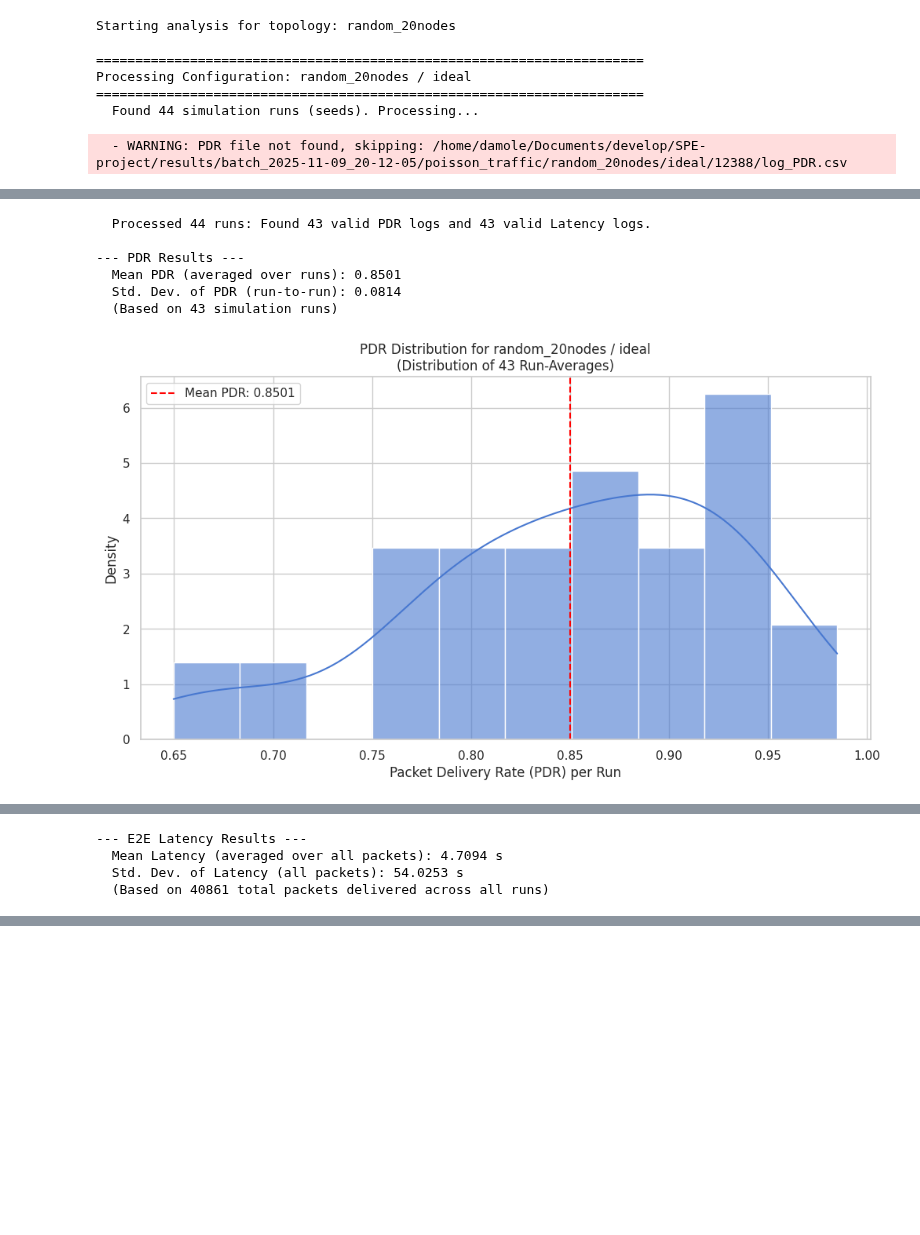
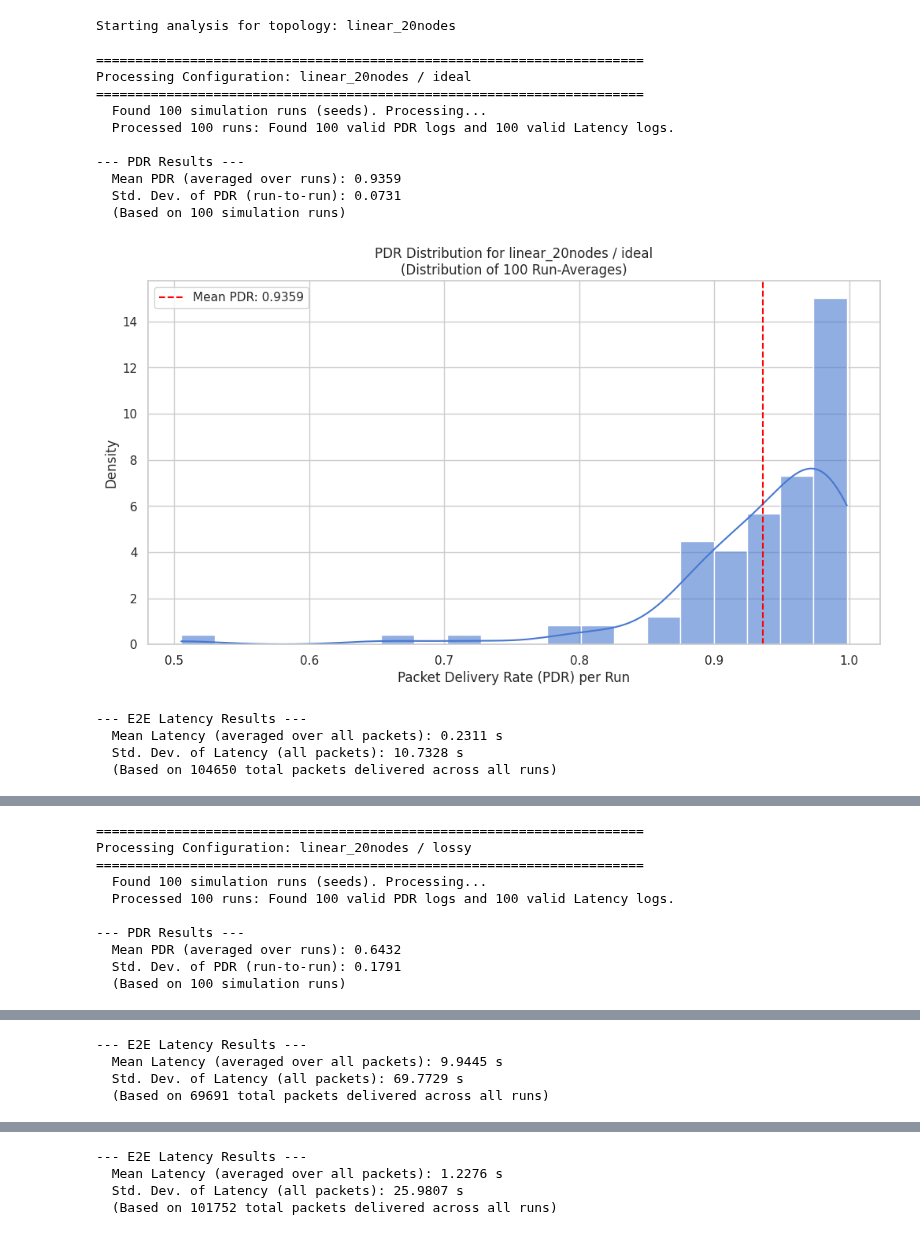
Before and after one commit to damiano-salvaterra/SPE-project, a Jupyter notebook: src/evaluation/process_results.ipynb, the cells around one changed output, grey strips where cells are left out. Drawn from its saved outputs; the diff is of its cells as text; code cells hidden in the pictures; blank space fills up the shorter version.

```diff
--- a/src/evaluation/process_results.ipynb
+++ b/src/evaluation/process_results.ipynb
@@ -15,11 +15,11 @@ import warnings
 
 # 1. Set this to the parent directory containing your topology folders
 #    (e.g., the 'poisson_traffic' folder that holds 'random_20nodes')
-PATH_TO_RESULTS_PARENT_FOLDER = Path("/home/damole/Documents/develop/SPE-project/results/batch_2025-11-09_20-12-05/poisson_traffic")
+PATH_TO_RESULTS_PARENT_FOLDER = Path("/home/damole/Documents/develop/SPE-project/results/batch_2025-11-10_11-01-23/poisson_traffic")
 
 # 2. Set this to the specific topology folder you want to analyze
 #    (e.g., "random_20nodes" or "cluster-tree_20nodes")
-TOPOLOGY_FOLDER_TO_ANALYZE = "random_20nodes"
+TOPOLOGY_FOLDER_TO_ANALYZE = "linear_20nodes"
 
 # --- End of Configuration ---
 
@@ -218,34 +218,44 @@ else:
             # 1. Create the plot and get the axes object
             ax_lat = sns.histplot(latency_array, kde=True, bins=50, alpha=0.6,
                                   color='blue' if not use_log_scale else 'purple')
 
             # 2. Add the vertical line
             ax_lat.axvline(mean_latency, color='red', linestyle='--',
                            label=f'Mean Latency: {mean_latency:.4f} s')
 
             title = f'E2E Latency Distribution for {config_name}\n({len(latency_array)} total packets delivered)'
             xlabel = 'E2E Latency (s)'
 
             # 3. Apply log scale using matplotlib directly, which avoids the error
             if use_log_scale:
                 ax_lat.set_xscale('log')
                 xlabel += ' [Scale]'
 
             ax_lat.set_title(title)
             ax_lat.set_xlabel(xlabel)
             ax_lat.set_ylabel('Density')
             ax_lat.legend()
             plt.show() # Display the plot in Jupyter
 
         print("\n")
 
 print("="*70)
 print("Analysis complete.")
 # %% [output]
-Starting analysis for topology: random_20nodes
+Starting analysis for topology: linear_20nodes
 
 ======================================================================
-Processing Configuration: random_20nodes / ideal
+Processing Configuration: linear_20nodes / ideal
 ======================================================================
-  Found 44 simulation runs (seeds). Processing...
+  Found 100 simulation runs (seeds). Processing...
+  Processed 100 runs: Found 100 valid PDR logs and 100 valid Latency logs.
+
+--- PDR Results ---
+  Mean PDR (averaged over runs): 0.9359
+  Std. Dev. of PDR (run-to-run): 0.0731
+  (Based on 100 simulation runs)
+[figure, new version]
-  - WARNING: PDR file not found, skipping: /home/damole/Documents/develop/SPE-project/results/batch_2025-11-09_20-12-05/poisson_traffic/random_20nodes/ideal/12388/log_PDR.csv
+--- E2E Latency Results ---
+  Mean Latency (averaged over all packets): 0.2311 s
+  Std. Dev. of Latency (all packets): 10.7328 s
+  (Based on 104650 total packets delivered across all runs)
@@ -252,7 +263,10 @@ Processing Configuration: random_20nodes / ideal
-  Processed 44 runs: Found 43 valid PDR logs and 43 valid Latency logs.
+======================================================================
+Processing Configuration: linear_20nodes / lossy
+======================================================================
+  Found 100 simulation runs (seeds). Processing...
+  Processed 100 runs: Found 100 valid PDR logs and 100 valid Latency logs.
 
 --- PDR Results ---
-  Mean PDR (averaged over runs): 0.8501
-  Std. Dev. of PDR (run-to-run): 0.0814
-  (Based on 43 simulation runs)
+  Mean PDR (averaged over runs): 0.6432
+  Std. Dev. of PDR (run-to-run): 0.1791
+  (Based on 100 simulation runs)
-[figure, old version]
@@ -259,4 +274,4 @@ Processing Configuration: random_20nodes / ideal
 --- E2E Latency Results ---
-  Mean Latency (averaged over all packets): 4.7094 s
-  Std. Dev. of Latency (all packets): 54.0253 s
-  (Based on 40861 total packets delivered across all runs)
+  Mean Latency (averaged over all packets): 9.9445 s
+  Std. Dev. of Latency (all packets): 69.7729 s
+  (Based on 69691 total packets delivered across all runs)
@@ -265,0 +290,4 @@ Analysis complete.
+--- E2E Latency Results ---
+  Mean Latency (averaged over all packets): 1.2276 s
+  Std. Dev. of Latency (all packets): 25.9807 s
+  (Based on 101752 total packets delivered across all runs)
```
Also changed, not shown: parts of 1 cell of this notebook, 8 other files.
